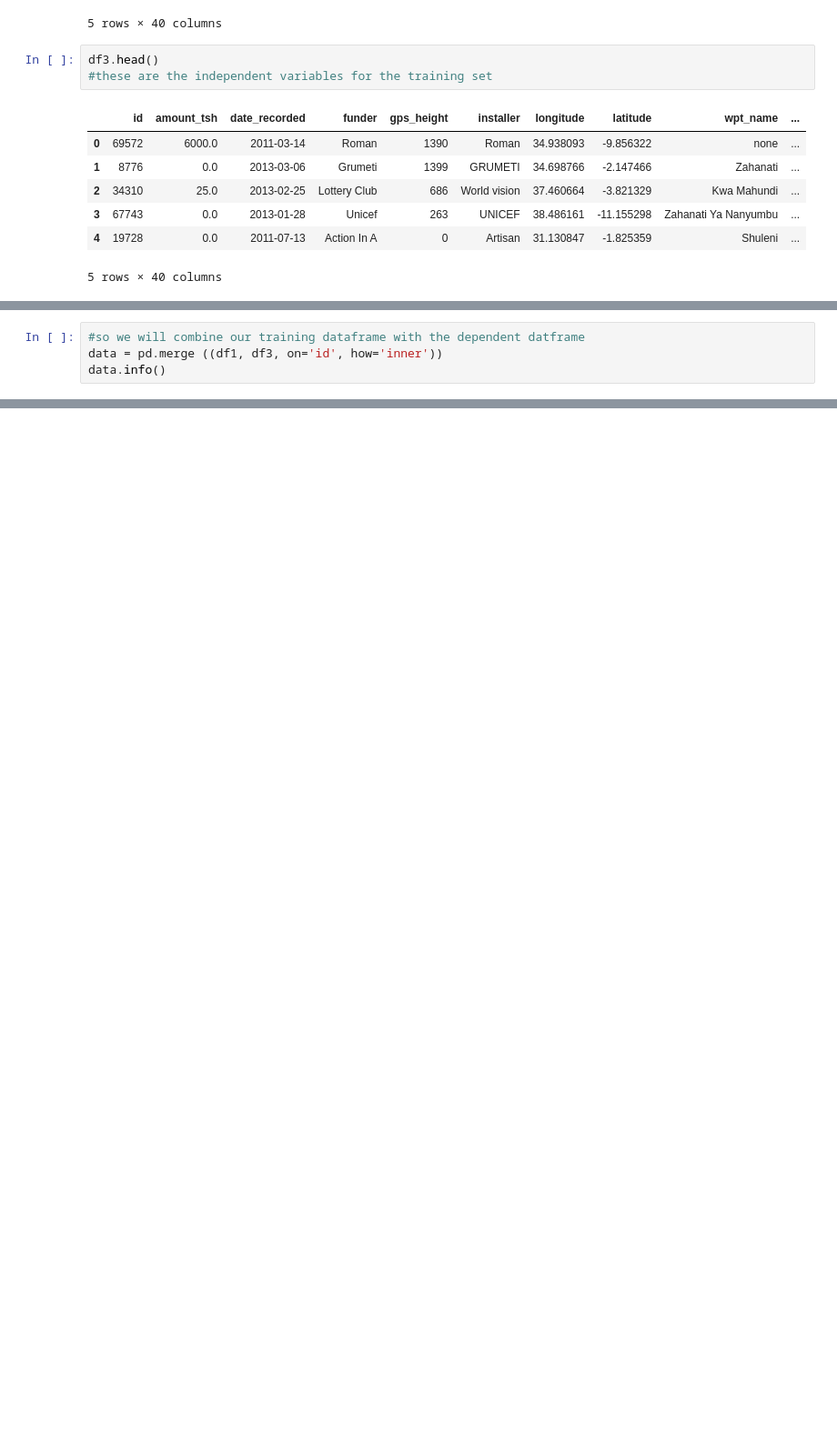
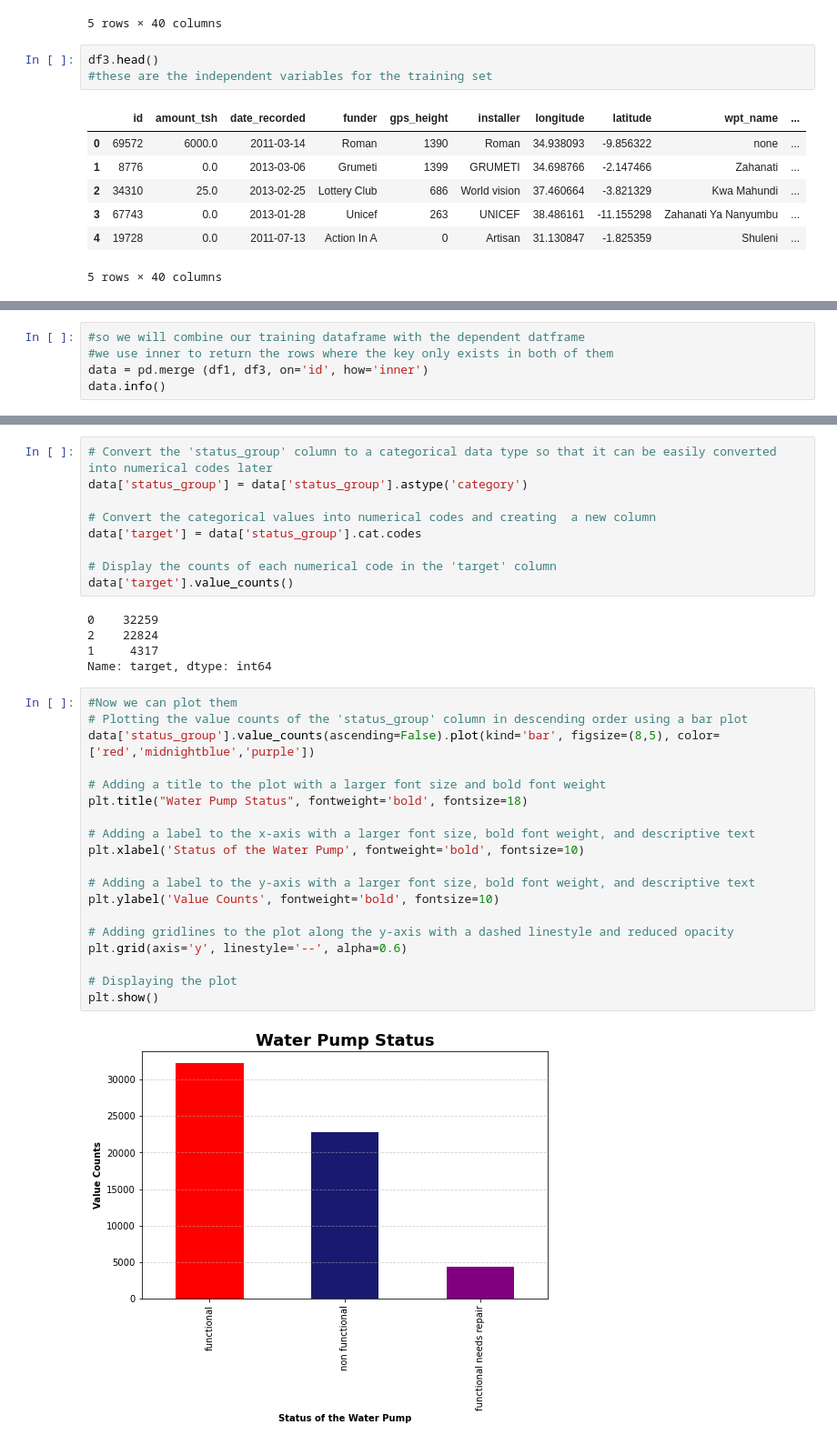
Before and after one commit to MyraKadenge/dsc-phase-3-project-v2-3, a Jupyter notebook: index.ipynb, the cells around one changed output, grey strips where cells are left out. Shown at 91% size. Drawn from its saved outputs; the diff is of its cells as text; blank space fills up the shorter version.

Commit message:
clean and explore data

```diff
--- a/index.ipynb
+++ b/index.ipynb
@@ -134,5 +185,6 @@ memory usage: 18.1+ MB
 # %%
 #so we will combine our training dataframe with the dependent datframe
-data = pd.merge ((df1, df3, on='id', how='inner'))
+#we use inner to return the rows where the key only exists in both of them
+data = pd.merge (df1, df3, on='id', how='inner')
 data.info()
 # %% [output]
@@ -139,0 +255,35 @@ SyntaxError: invalid syntax (<ipython-input-17-40240c6dfa72>, line 2)
+# %%
+# Convert the 'status_group' column to a categorical data type so that it can be easily converted into numerical codes later
+data['status_group'] = data['status_group'].astype('category')
+
+# Convert the categorical values into numerical codes and creating  a new column
+data['target'] = data['status_group'].cat.codes
+
+# Display the counts of each numerical code in the 'target' column
+data['target'].value_counts()
+# %% [output]
+0    32259
+2    22824
+1     4317
+Name: target, dtype: int64
+# %%
+#Now we can plot them
+# Plotting the value counts of the 'status_group' column in descending order using a bar plot
+data['status_group'].value_counts(ascending=False).plot(kind='bar', figsize=(8,5), color=['red','midnightblue','purple'])
+
+# Adding a title to the plot with a larger font size and bold font weight
+plt.title("Water Pump Status", fontweight='bold', fontsize=18)
+
+# Adding a label to the x-axis with a larger font size, bold font weight, and descriptive text
+plt.xlabel('Status of the Water Pump', fontweight='bold', fontsize=10)
+
+# Adding a label to the y-axis with a larger font size, bold font weight, and descriptive text
+plt.ylabel('Value Counts', fontweight='bold', fontsize=10)
+
+# Adding gridlines to the plot along the y-axis with a dashed linestyle and reduced opacity
+plt.grid(axis='y', linestyle='--', alpha=0.6)
+
+# Displaying the plot
+plt.show()
+# %% [output]
+[figure, added]
```
Also changed, not shown: parts of 24 cells of this notebook.
